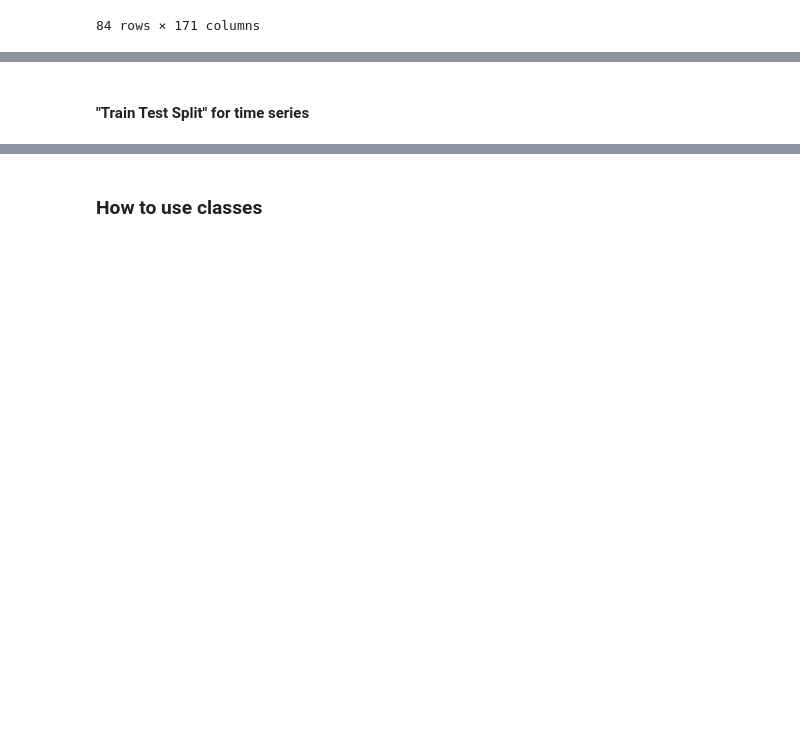
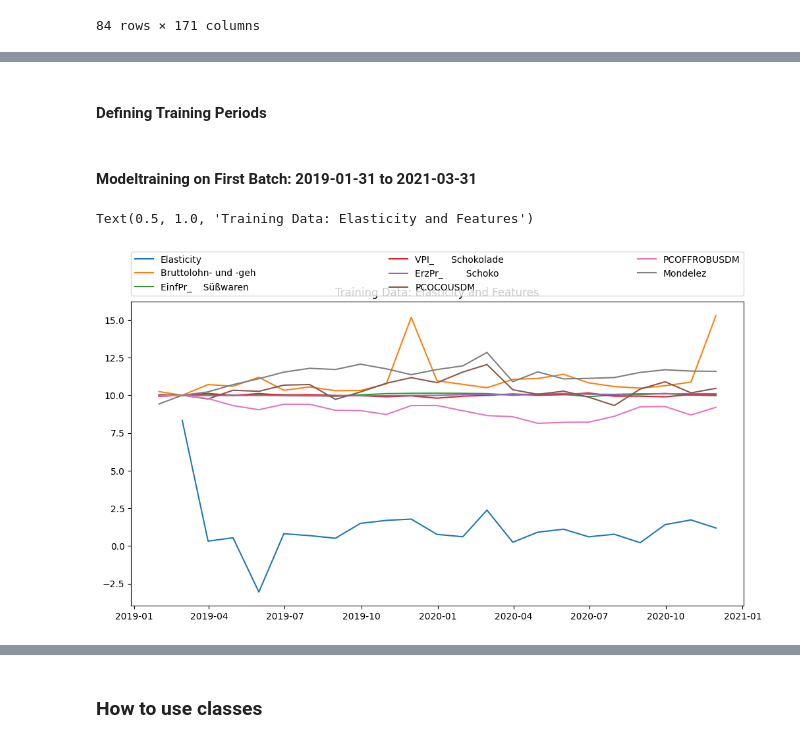
Before and after one commit to salimaabdalla/dpp_projekt_2026, a Jupyter notebook: notebooks/08_prediction_monthly_updated.ipynb, the cells around one changed output, grey strips where cells are left out. Saved outputs shown, nothing was run; the diff lists cells and outputs as text; code cells hidden in the pictures; blank space fills up the shorter version.

```diff
--- a/notebooks/08_prediction_monthly_updated.ipynb
+++ b/notebooks/08_prediction_monthly_updated.ipynb
@@ -95,2 +110,2 @@ Length: 174, dtype: int64
 # %% [markdown]
-#### "Train Test Split" for time series
+#### Defining Training Periods
@@ -104,0 +112,46 @@ y_test = y.iloc[train_size:]
+# %%
+# splitting data into time based batches with respective train and test sets
+                                                    # option: from sklearn.model_selection import TimeSeriesSplit
+
+# defining batch without Ferrero and LindtSpruengli due to missing values for forst time period
+X_batch_1 = X.drop(columns=['Ferrero', 'LindtSpruengli'])
+start_date = '2019-01-31'
+end_date = '2021-03-31'
+X_batch_1 = X_batch_1.loc[start_date:end_date]
+y_batch_1 = y.loc[start_date:end_date]
+
+# defining batch with Ferrero for second time period
+X_batch_2 = X.drop(columns=['LindtSpruengli'])
+start_date = '2021-04-30'
+end_date = '2024-10-31'
+X_batch_2 = X_batch_2.loc[start_date:end_date]
+y_batch_2 = y.loc[start_date:end_date]
+
+# defining batch with LindtSpruengli for third time period
+X_batch_3 = X
+start_date = '2024-11-30'
+end_date = '2025-11-30'
+X_batch_3 = X_batch_3.loc[start_date:end_date]
+y_batch_3 = y.loc[start_date:end_date]
+# %% [markdown]
+#### Modeltraining on First Batch: 2019-01-31 to 2021-03-31
+# %%
+# training on batch 1 with evaluation on last 4 months each
+X_train = X_batch_1.iloc[:-4]  # all but last 4 months
+y_train = y_batch_1.iloc[:-4]
+
+X_test = X_batch_1.iloc[-4:]  # last 4 months
+y_test = y_batch_1.iloc[-4:]
+# %%
+# plotting y_train and X_train features to see how they look like
+plt.figure(figsize=(12, 6))
+plt.plot(y_train, label='Elasticity')
+X_train_features = X_train.columns.tolist()
+for feature in X_train_features:
+    plt.plot((X_train[feature]/X_train[feature][1])*10, label=feature[:20])  # plotting only first 20 characters of feature name for better visibility
+plt.legend(bbox_to_anchor=(0., 1.02, 1., .102), loc='lower left',
+                      ncols=3, mode="expand", borderaxespad=0.)
+plt.title('Training Data: Elasticity and Features')
+# %% [output]
+Text(0.5, 1.0, 'Training Data: Elasticity and Features')
+[figure, added]
```
Also changed, not shown: parts of 17 cells of this notebook, 2 other files.
